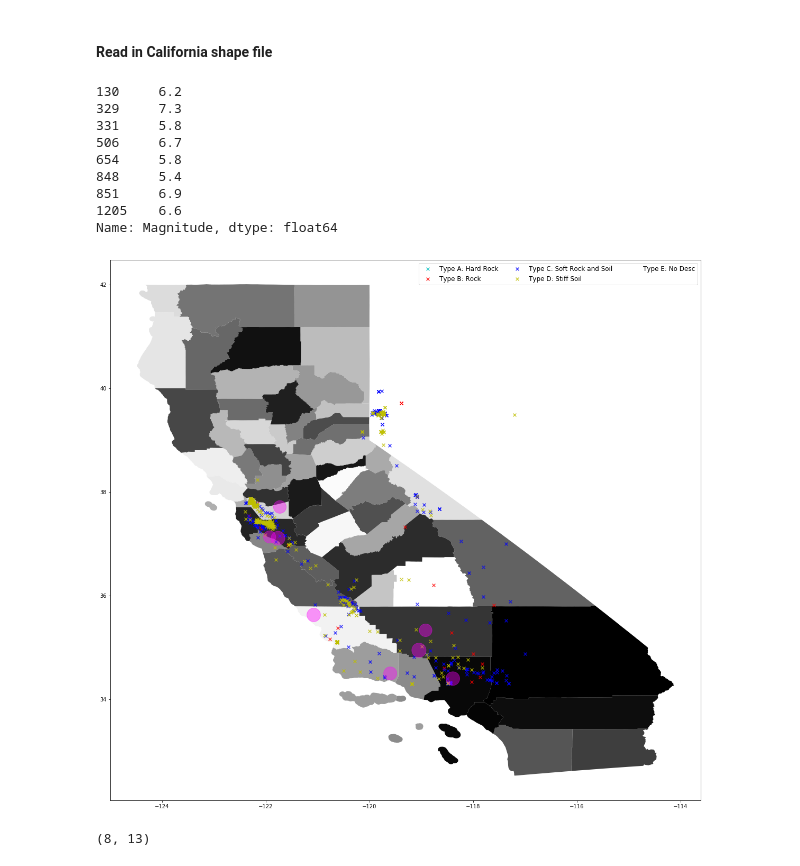
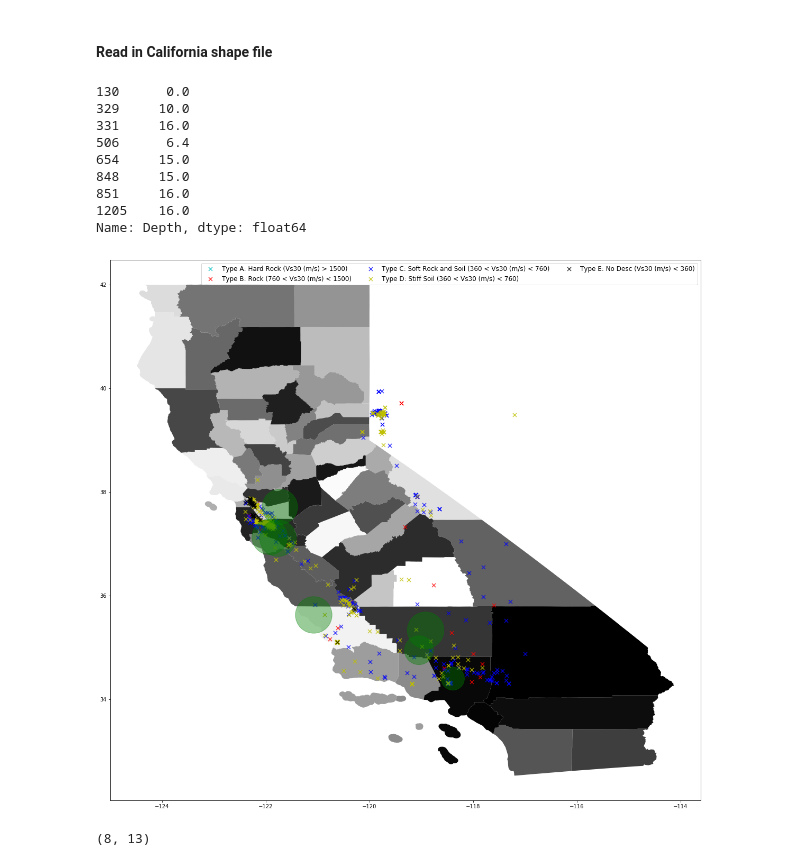
Before and after one commit to paulo-g-martinez/dq3-earthquakes, a Jupyter notebook: Data_Question_3.ipynb, the cells around one changed output. Cells and saved outputs as stored; diff of their text form; code cells hidden in the pictures.

```diff
--- a/Data_Question_3.ipynb
+++ b/Data_Question_3.ipynb
@@ -225,62 +225,63 @@ def response(change):
     cal.plot(ax=ax, cmap = 'binary')
 
     A = plt.scatter(data = Cal_Soil.query('SoilProfileType == "Type A"'), x = 'Longitude', y = 'Latitude',
-                marker = 'x', s=35, alpha = 0.75, color = 'c')
+                marker = 'x', s=50, alpha = 0.75, color = 'c')
 
     B = plt.scatter(data = Cal_Soil.query('SoilProfileType == "Type B"'), x = 'Longitude', y = 'Latitude',
-        marker = 'x', s=35, alpha = 0.75, color = 'r')
+        marker = 'x', s=50, alpha = 0.75, color = 'r')
 
     C = plt.scatter(data = Cal_Soil.query('SoilProfileType == "Type C"'), x = 'Longitude', y = 'Latitude',
-        marker = 'x', s=35, alpha = 0.75, color = 'b')
+        marker = 'x', s=50, alpha = 0.75, color = 'b')
 
     D = plt.scatter(data = Cal_Soil.query('SoilProfileType == "Type D"'), x = 'Longitude', y = 'Latitude',
-        marker = 'x', s=35, alpha = 0.75, color = 'y')
+        marker = 'x', s=50, alpha = 0.75, color = 'y')
 
     E = plt.scatter(data = Cal_Soil.query('SoilProfileType == "Type E"'), x = 'Longitude', y = 'Latitude',
-        marker = 'x', s=35, alpha = 0.75, color = '')
+        marker = 'x', s=50, alpha = 0.75, color = 'k')
 
     data = Cal_quake_df[''+change['new']+'']
-
     data = data.astype(list)
     data = data.fillna(0)
     data = data.astype(float)
 
     print(data)
 
-    plt.scatter(Cal_quake_df['Long'], Cal_quake_df['Lat'],\
-           s=data*100, c = "magenta",alpha=0.4)
-
-    '''plt.scatter(Cal_quake_df['Long'], Cal_quake_df['Lat'],\
-           s=Cal_quake_dt*100, c = "white",alpha=0.4)
-
-    plt.scatter(Cal_quake_df['Long'], Cal_quake_df['Lat'],\
-           s=Cal_quake_depth*100, c = "green",alpha=0.4)'''
+    F = plt.scatter(Cal_quake_df['Long'], Cal_quake_df['Lat'], s=data*300, c = 'g',alpha=0.4)
 
     plt.legend((A, B, C, D, E),
-           ('Type A: Hard Rock', 'Type B: Rock', 'Type C: Soft Rock and Soil', 'Type D: Stiff Soil', 'Type E: No Desc'),
+           ('Type A: Hard Rock (Vs30 (m/s) > 1500)', 'Type B: Rock (760 < Vs30 (m/s) < 1500)',\
+            'Type C: Soft Rock and Soil (360 < Vs30 (m/s) < 760)', 'Type D: Stiff Soil (360 < Vs30 (m/s) < 760)',\
+            'Type E: No Desc (Vs30 (m/s) < 360)'),
            scatterpoints=1,
            loc='upper right',
            ncol=3,
            fontsize=12)
+
+    '''plt.legend((F),
+           ('Variable:'+change['new']),
+           scatterpoints=1,
+           loc='center right',
+           ncol=3,
+           fontsize=12)'''
 
 plt.show()
 
 #specify the event trigger
 variable_dropdown.observe(response, names='value')
 
 #display widget
 display(variable_dropdown)
 # %% [output]
-130     6.2
-329     7.3
-331     5.8
-506     6.7
-654     5.8
-848     5.4
-851     6.9
-1205    6.6
-Name: Magnitude, dtype: float64
+130      0.0
+329     10.0
+331     16.0
+506      6.4
+654     15.0
+848     15.0
+851     16.0
+1205    16.0
+Name: Depth, dtype: float64
-[figure, old version]
+[figure, new version]
 # %%
 Cal_quake_df.shape
 # %% [output]
```
